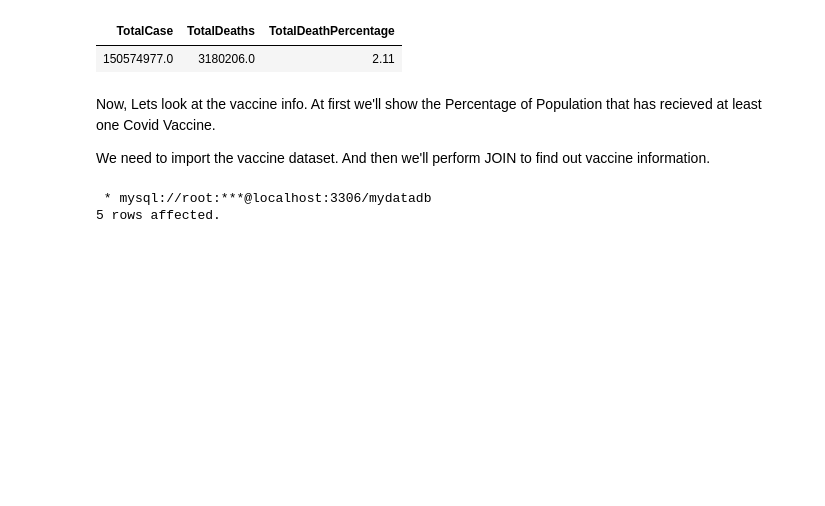
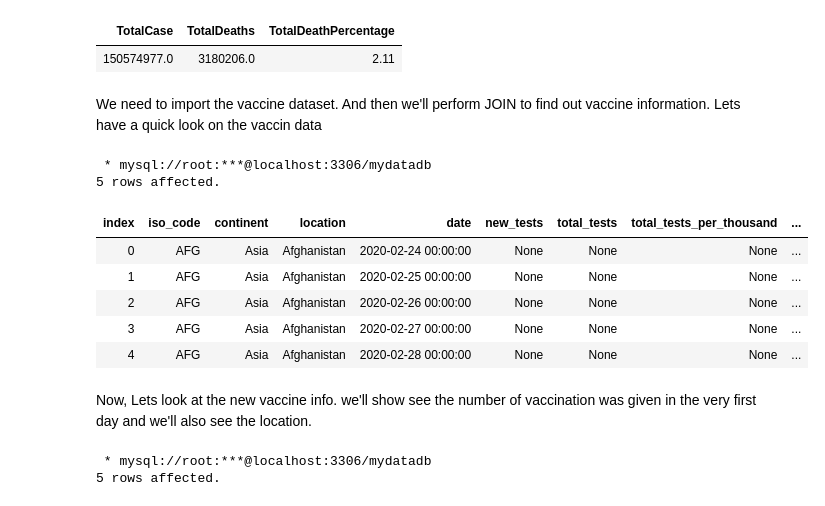
Before and after one commit to ncdas/Covid19-Data-Exploration, a Jupyter notebook: Covid-19 Data Exploration in SQL.ipynb, the cells around one changed output. Cells and saved outputs as stored; diff of their text form; code cells hidden in the pictures; blank space fills up the shorter version.

Commit message:
vaccine info added

```diff
--- a/Covid-19 Data Exploration in SQL.ipynb
+++ b/Covid-19 Data Exploration in SQL.ipynb
@@ -188,9 +188,25 @@ Order by 1, 2;
 | TotalCase | TotalDeaths | TotalDeathPercentage |
 | 150574977.0 | 3180206.0 | 2.11 |
 # %% [markdown]
-Now, Lets look at the vaccine info. At first we'll show the Percentage of Population that has recieved at least one Covid Vaccine.
 
-We need to import the vaccine dataset. And then we'll perform JOIN to find out vaccine information.
+We need to import the vaccine dataset. And then we'll perform JOIN to find out vaccine information. Lets have a quick look on the vaccin data
+# %%
+%%sql
+
+SELECT *
+FROM covid_vaccinations
+limit 5;
+# %% [output]
+ * mysql://root:***@localhost:3306/mydatadb
+5 rows affected.
+| index | iso_code | continent | location | date | new_tests | total_tests | total_tests_per_thousand | ... |
+| 0 | AFG | Asia | Afghanistan | 2020-02-24 00:00:00 | None | None | None | ... |
+| 1 | AFG | Asia | Afghanistan | 2020-02-25 00:00:00 | None | None | None | ... |
+| 2 | AFG | Asia | Afghanistan | 2020-02-26 00:00:00 | None | None | None | ... |
+| 3 | AFG | Asia | Afghanistan | 2020-02-27 00:00:00 | None | None | None | ... |
+| 4 | AFG | Asia | Afghanistan | 2020-02-28 00:00:00 | None | None | None | ... |
+# %% [markdown]
+Now, Lets look at the new vaccine info. we'll show see the number of vaccination was given in the very first day and we'll also see the location.
 # %%
 %%sql
 
```
